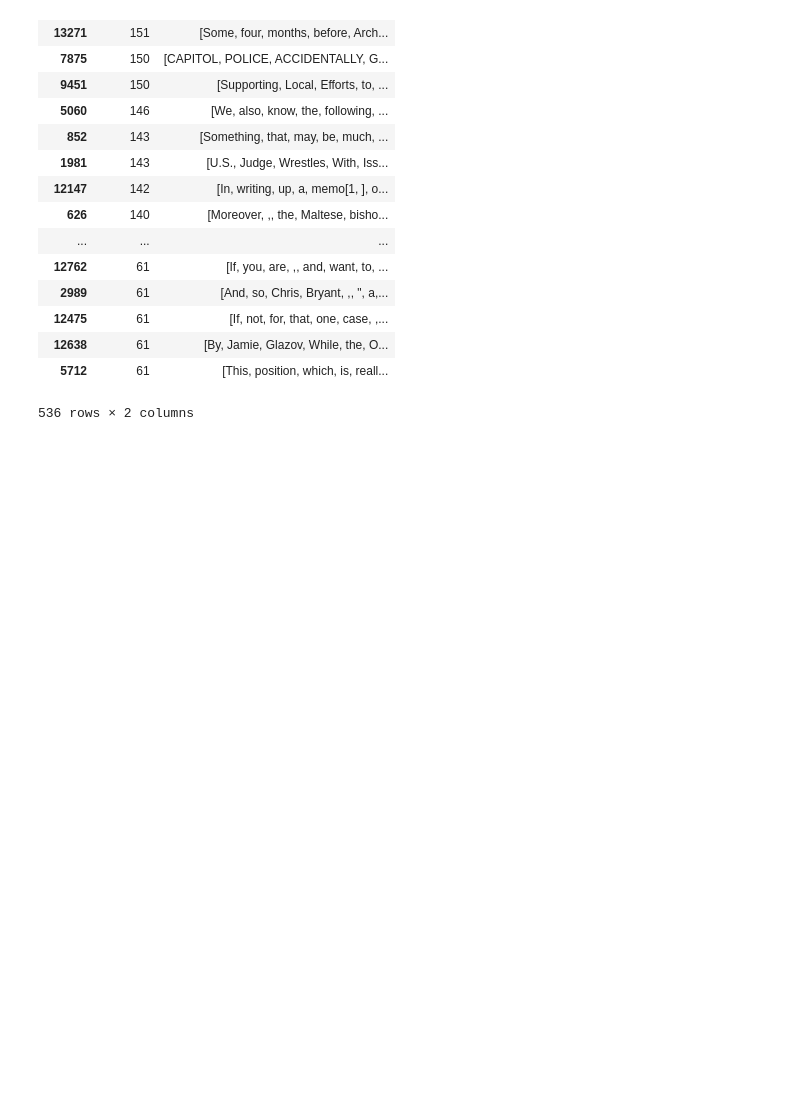
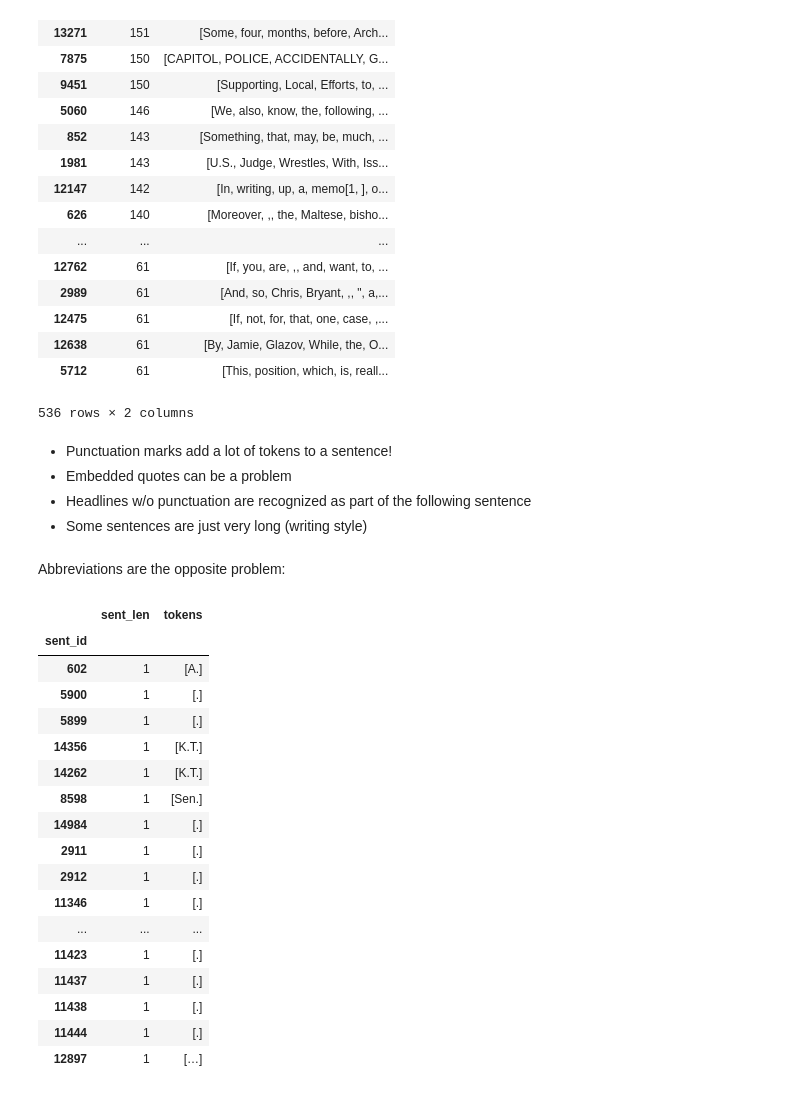
Before and after one commit to cicl-iscl/CyberWallE-propaganda-detection, a Jupyter notebook: eda/sentence_lengths.ipynb, the cells around one changed output. Drawn from its saved outputs; the diff is of its cells as text; code cells hidden in the pictures; blank space fills up the shorter version.

```diff
--- a/eda/sentence_lengths.ipynb
+++ b/eda/sentence_lengths.ipynb
@@ -108,3 +122,31 @@ df[df.sent_len > 60][['sent_len', 'tokens']]
 | 12638 | 61 | [By, Jamie, Glazov, While, the, O... |
 | 5712 | 61 | [This, position, which, is, reall... |
 536 rows × 2 columns
+# %% [markdown]
+- Punctuation marks add a lot of tokens to a sentence!
+- Embedded quotes can be a problem
+- Headlines w/o punctuation are recognized as part of the following sentence
+- Some sentences are just very long (writing style)
+# %% [markdown]
+Abbreviations are the opposite problem:
+# %%
+df[df.sent_len == 1][['sent_len', 'tokens']]
+# %% [output]
+|  | sent_len | tokens |
+| sent_id |  |  |
+| 602 | 1 | [A.] |
+| 5900 | 1 | [.] |
+| 5899 | 1 | [.] |
+| 14356 | 1 | [K.T.] |
+| 14262 | 1 | [K.T.] |
+| 8598 | 1 | [Sen.] |
+| 14984 | 1 | [.] |
+| 2911 | 1 | [.] |
+| 2912 | 1 | [.] |
+| 11346 | 1 | [.] |
+| ... | ... | ... |
+| 11423 | 1 | [.] |
+| 11437 | 1 | [.] |
+| 11438 | 1 | [.] |
+| 11444 | 1 | [.] |
+| 12897 | 1 | […] |
```
Also changed, not shown: parts of 9 cells of this notebook, 2 other files.
